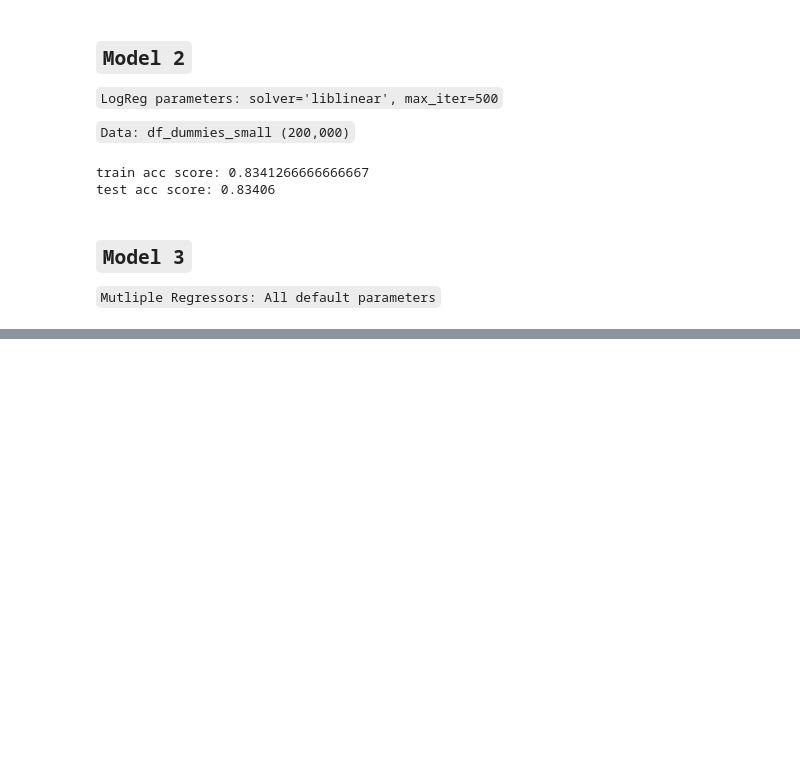
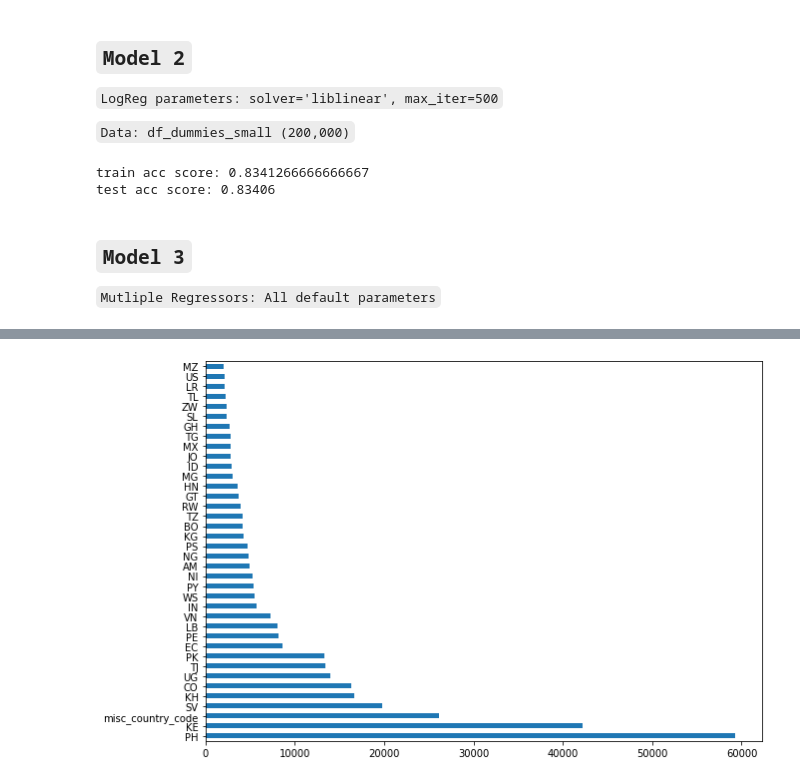
Before and after one commit to rzi11211/kiva-max-approver, a Jupyter notebook: carlos/eda_modeling.ipynb, the cells around one changed output, grey strips where cells are left out. Cells and saved outputs as stored; diff of their text form; code cells hidden in the pictures; blank space fills up the shorter version.

```diff
--- a/carlos/eda_modeling.ipynb
+++ b/carlos/eda_modeling.ipynb
@@ -274 +297,6 @@ df[['COUNTRY_CODE']].describe()
+# %%
+plt.figure(figsize = (10,7))
+df['COUNTRY_CODE'].value_counts().plot.barh();
+# %% [output]
+[figure, added]
 # %%
```
Also changed, not shown: parts of 18 cells of this notebook.
